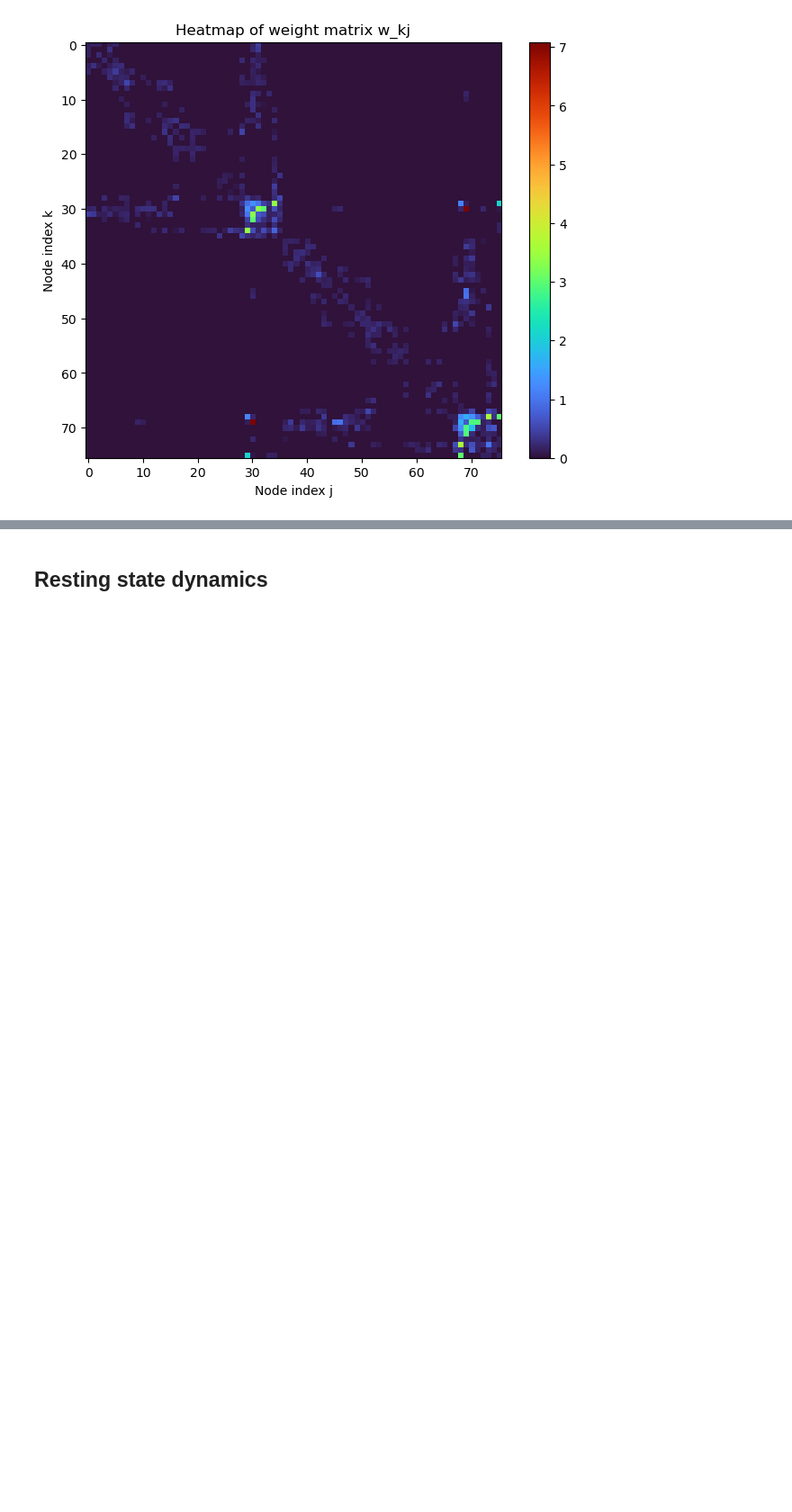
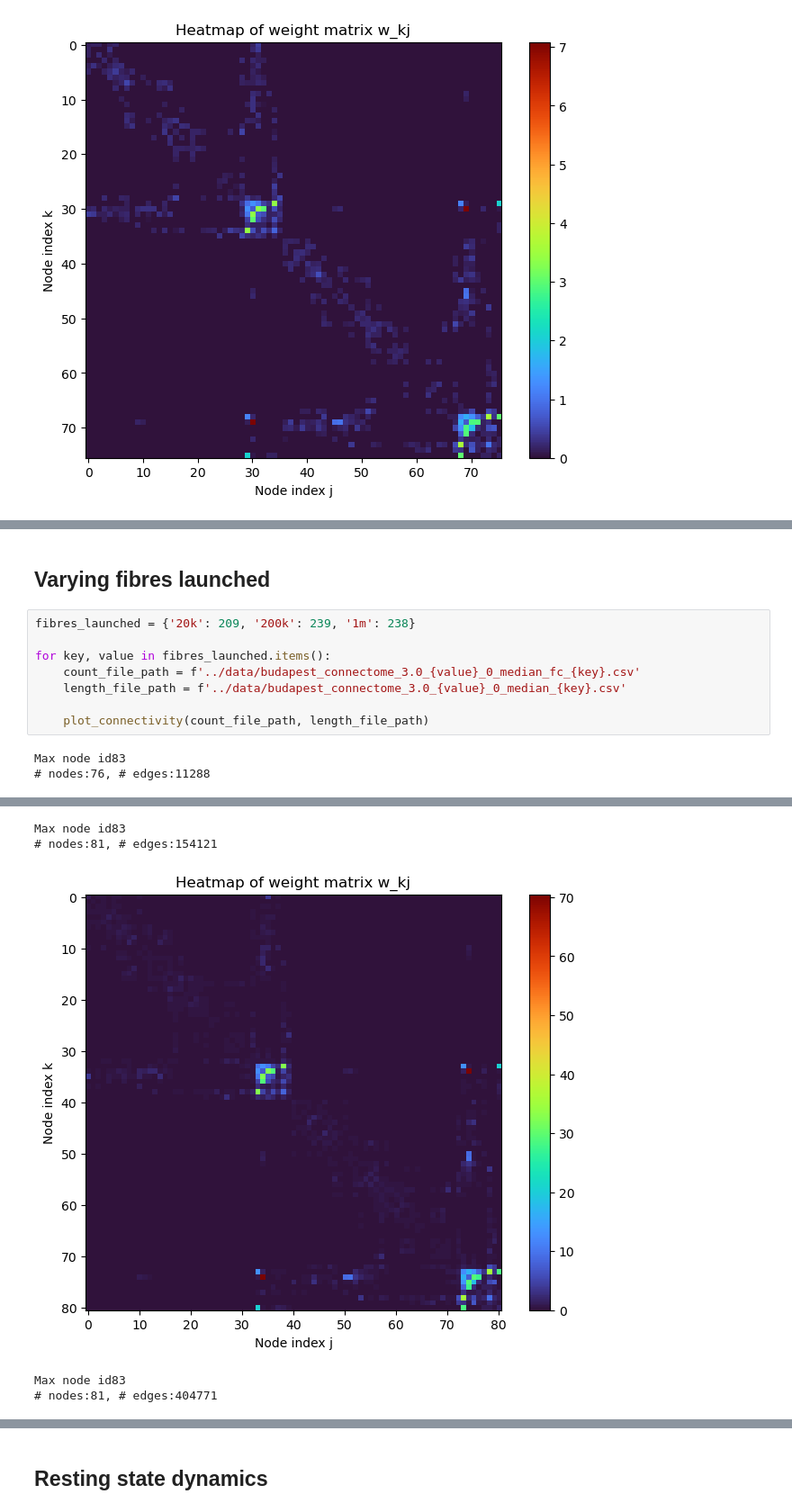
Before and after one commit to shayanshafquat/neuronal-oscillations-evolving-networks, a Jupyter notebook: notebooks/transport_model.ipynb, the cells around one changed output, grey strips where cells are left out. Shown: that part at 90% size. Drawn from its saved outputs; the diff is of its cells as text; blank space fills up the shorter version.

Commit message:
varying the bars on the connectome website

```diff
--- a/notebooks/transport_model.ipynb
+++ b/notebooks/transport_model.ipynb
@@ -97,0 +140,13 @@ plt.show()
+# %% [markdown]
+## Varying fibres launched
+# %%
+fibres_launched = {'20k': 209, '200k': 239, '1m': 238}
+
+for key, value in fibres_launched.items():
+    count_file_path = f'../data/budapest_connectome_3.0_{value}_0_median_fc_{key}.csv'
+    length_file_path = f'../data/budapest_connectome_3.0_{value}_0_median_{key}.csv'
+
+    plot_connectivity(count_file_path, length_file_path)
+# %% [output]
+Max node id83
+# nodes:76, # edges:11288
@@ -97,0 +154,5 @@ plt.show()
+Max node id83
+# nodes:81, # edges:154121
+[figure, added]
+Max node id83
+# nodes:81, # edges:404771
```
Also changed, not shown: parts of 7 cells of this notebook.
